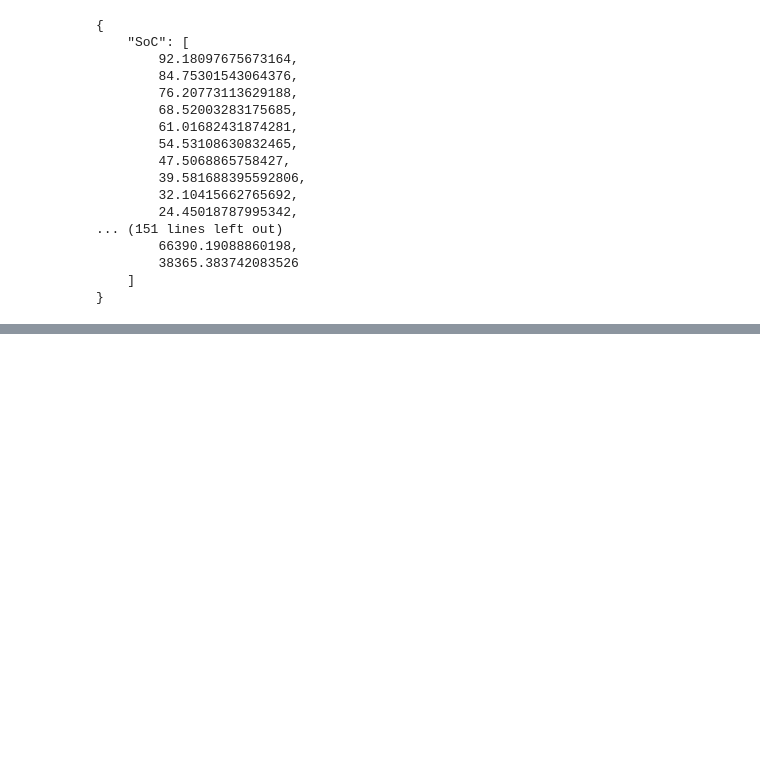
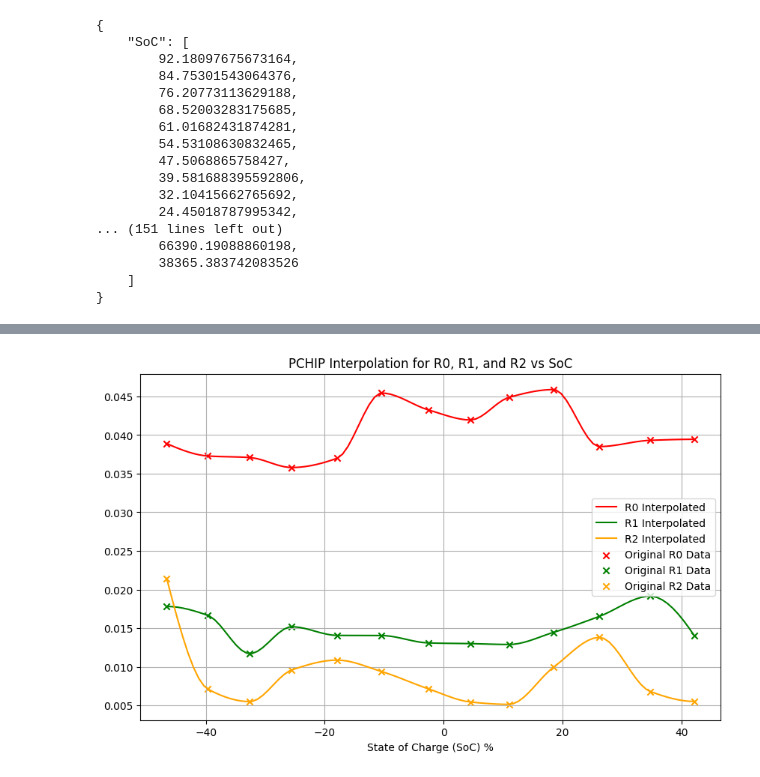
Before and after one commit to Inverated/Proa-II-Electrical-Setup, a Jupyter notebook: Calibration Data 2/Data/calibration_code/4.rc-curve-fit.ipynb, the cells around one changed output, grey strips where cells are left out. Cells and saved outputs as stored; diff of their text form; code cells hidden in the pictures; blank space fills up the shorter version.

```diff
--- a/Calibration Data 2/Data/calibration_code/4.rc-curve-fit.ipynb
+++ b/Calibration Data 2/Data/calibration_code/4.rc-curve-fit.ipynb
@@ -281,0 +291,25 @@ R2 quartic fit parameters: [-8.99443640e-07 -8.65703346e-05  6.52415758e-03]
+# %%
+r0_interpolator = PchipInterpolator(np.flip(r0_soc), np.flip(r0_cleaned))
+r1_interpolator = PchipInterpolator(np.flip(r1_soc), np.flip(r1_cleaned))
+r2_interpolator = PchipInterpolator(np.flip(r2_soc), np.flip(r2_cleaned))
+
+soc_range = np.linspace(min(normalised_soc), max(normalised_soc), 100)
+
+r0_smooth = r0_interpolator(soc_range)
+r1_smooth = r1_interpolator(soc_range)
+r2_smooth = r2_interpolator(soc_range)
+
+plt.figure(figsize=(10, 6))
+plt.plot(soc_range, r0_smooth, label='R0 Interpolated', color='red')
+plt.plot(soc_range, r1_smooth, label='R1 Interpolated', color='green')
+plt.plot(soc_range, r2_smooth, label='R2 Interpolated', color='orange')
+plt.scatter(normalised_soc, fitted_params_list["r0"], label='Original R0 Data', color='red', marker='x')
+plt.scatter(normalised_soc, fitted_params_list["r1"], label='Original R1 Data', color='green', marker='x')
+plt.scatter(normalised_soc, fitted_params_list["r2"], label='Original R2 Data', color='orange', marker='x')
+plt.title('PCHIP Interpolation for R0, R1, and R2 vs SoC')
+plt.xlabel('State of Charge (SoC) %')
+plt.legend()
+plt.grid()
+plt.show()
+# %% [output]
+[figure, added]
```
Also changed, not shown: parts of 21 cells of this notebook, 33 other files.
